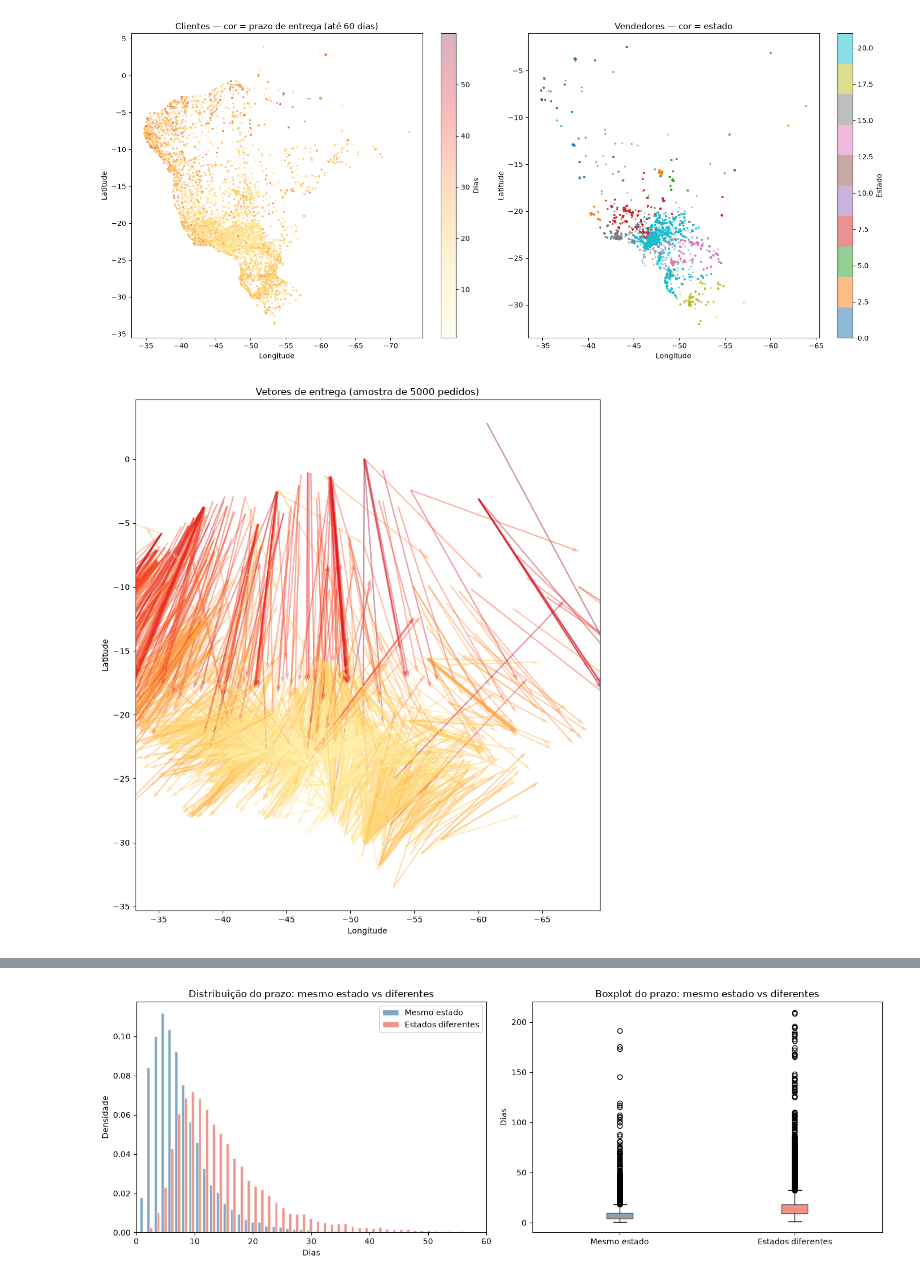
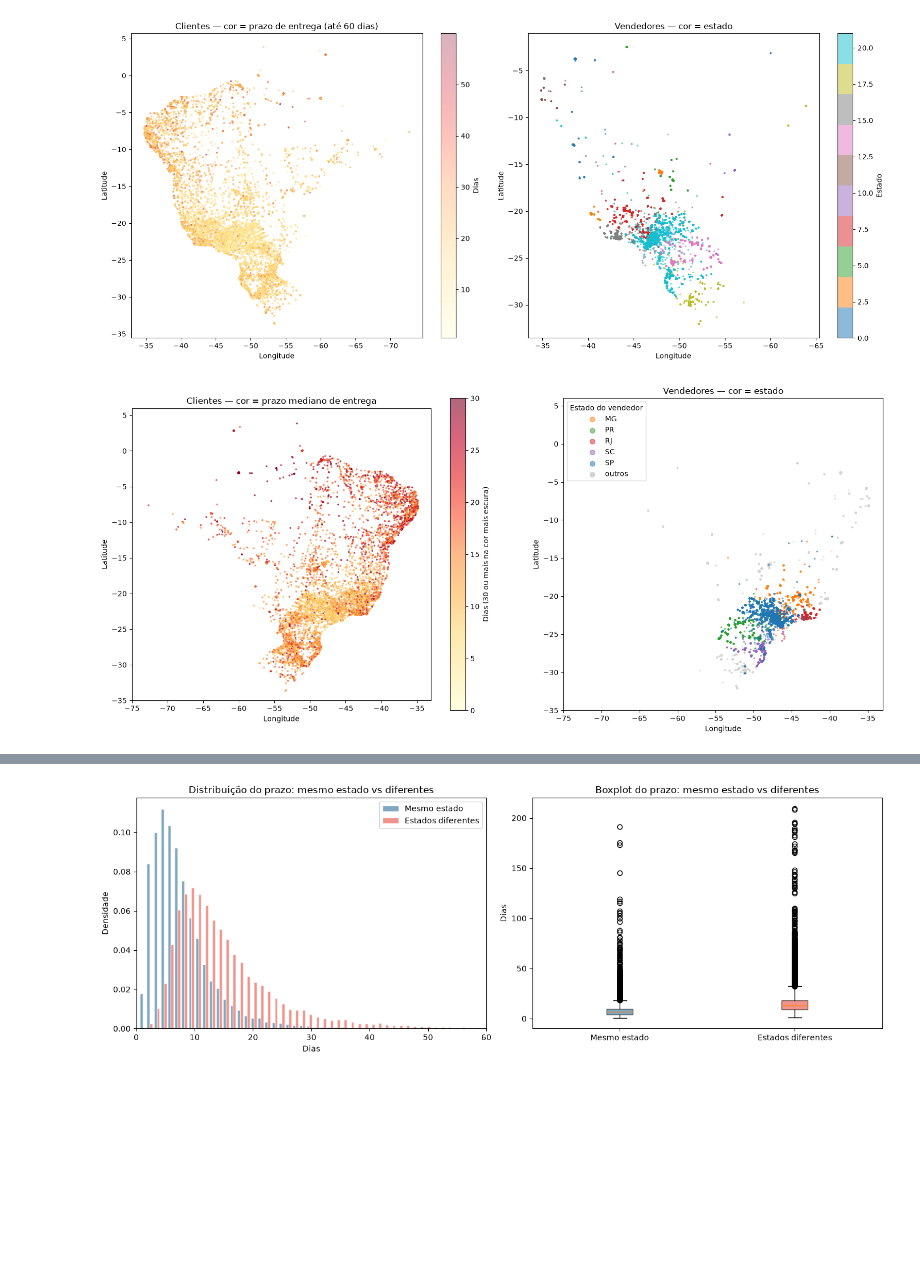
Before and after one commit to Joao-ava/olist, a Jupyter notebook: notebooks/etapa3_eda.ipynb, the cells around one changed output, grey strips where cells are left out. Cells and saved outputs as stored; diff of their text form; code cells hidden in the pictures; blank space fills up the shorter version.

```diff
--- a/notebooks/etapa3_eda.ipynb
+++ b/notebooks/etapa3_eda.ipynb
@@ -445,24 +468,61 @@ plt.show()
 # %% [output]
 [figure]
+# %%
+# Mapa de dispersão: clientes e vendedores no Brasil.
+fig, axes = plt.subplots(1, 2, figsize=(16, 7))
+
+# Clientes: prazo mediano por localização (cada ponto é um prefixo de CEP).
+clientes = df.groupby(['customer_lng', 'customer_lat'], as_index=False)['y'].median()
+sc1 = axes[0].scatter(
+    clientes['customer_lng'], clientes['customer_lat'],
+    c=clientes['y'], cmap='YlOrRd', vmin=0, vmax=30, alpha=0.6, s=3
+)
+axes[0].set_title('Clientes — cor = prazo mediano de entrega')
+plt.colorbar(sc1, ax=axes[0], label='Dias (30 ou mais na cor mais escura)')
+
+# Vendedores: os 5 estados com mais pedidos ganham cor própria, o resto vira "outros".
+principais = df['seller_state'].value_counts().index[:5]
+cores = dict(zip(principais, plt.cm.tab10.colors))
+for estado, grupo in df.groupby('seller_state'):
+    eh_principal = estado in cores
+    axes[1].scatter(
+        grupo['seller_lng'], grupo['seller_lat'],
+        color=cores.get(estado, 'lightgray'), alpha=0.5, s=3,
+        label=estado if eh_principal else None,
+        zorder=2 if eh_principal else 1,
+    )
+axes[1].scatter([], [], color='lightgray', s=3, label='outros')
+axes[1].legend(title='Estado do vendedor', markerscale=4)
+axes[1].set_title('Vendedores — cor = estado')
+
+for ax in axes:
+    ax.set_xlim(-75, -33)
+    ax.set_ylim(-35, 6)
+    ax.set_xlabel('Longitude')
+    ax.set_ylabel('Latitude')
+    ax.set_aspect('equal')
+
+fig.tight_layout()
+plt.show()
+# %% [output]
+[figure, added]
 # %%
 # Mapa com vetores de entrega: cliente -> vendedor, colorido pela distância.
 # Amostra para performance.
-amostra = df[df['y'] <= 60].sample(min(5000, len(df[df['y'] <= 60])), random_state=42)
+# amostra = df[df['y'] <= 60].sample(min(5000, len(df[df['y'] <= 60])), random_state=42)
 
-fig, ax = plt.subplots(figsize=(10, 10))
-ax.quiver(
-    amostra['customer_lng'], amostra['customer_lat'],
-    amostra['seller_lng'] - amostra['customer_lng'],
-    amostra['seller_lat'] - amostra['customer_lat'],
-    amostra['dist_km'],
-    cmap='YlOrRd', scale=50, width=0.003, alpha=0.4
-)
-ax.set_title(f'Vetores de entrega (amostra de {len(amostra)} pedidos)')
-ax.set_xlabel('Longitude')
-ax.set_ylabel('Latitude')
-ax.invert_xaxis()
-ax.set_aspect('equal')
-fig.tight_layout()
-plt.show()
+# fig, ax = plt.subplots(figsize=(8, 8))
+# ax.quiver(
+#     amostra['customer_lng'], amostra['customer_lat'],
+#     amostra['seller_lng'] - amostra['customer_lng'],
+#     amostra['seller_lat'] - amostra['customer_lat'],
+#     amostra['dist_km'],
+#     cmap='YlOrRd', scale=50, width=0.003, alpha=0.4
+# )
+# ax.set_title(f'Vetores de entrega (amostra de {len(amostra)} pedidos)')
+# ax.set_xlabel('Longitude')
+# ax.set_ylabel('Latitude')
+# ax.invert_xaxis()
+# ax.set_aspect('equal')
+# fig.tight_layout()
+# plt.show()
-# %% [output]
-[figure, removed]
```
Also changed, not shown: parts of 8 cells of this notebook.
